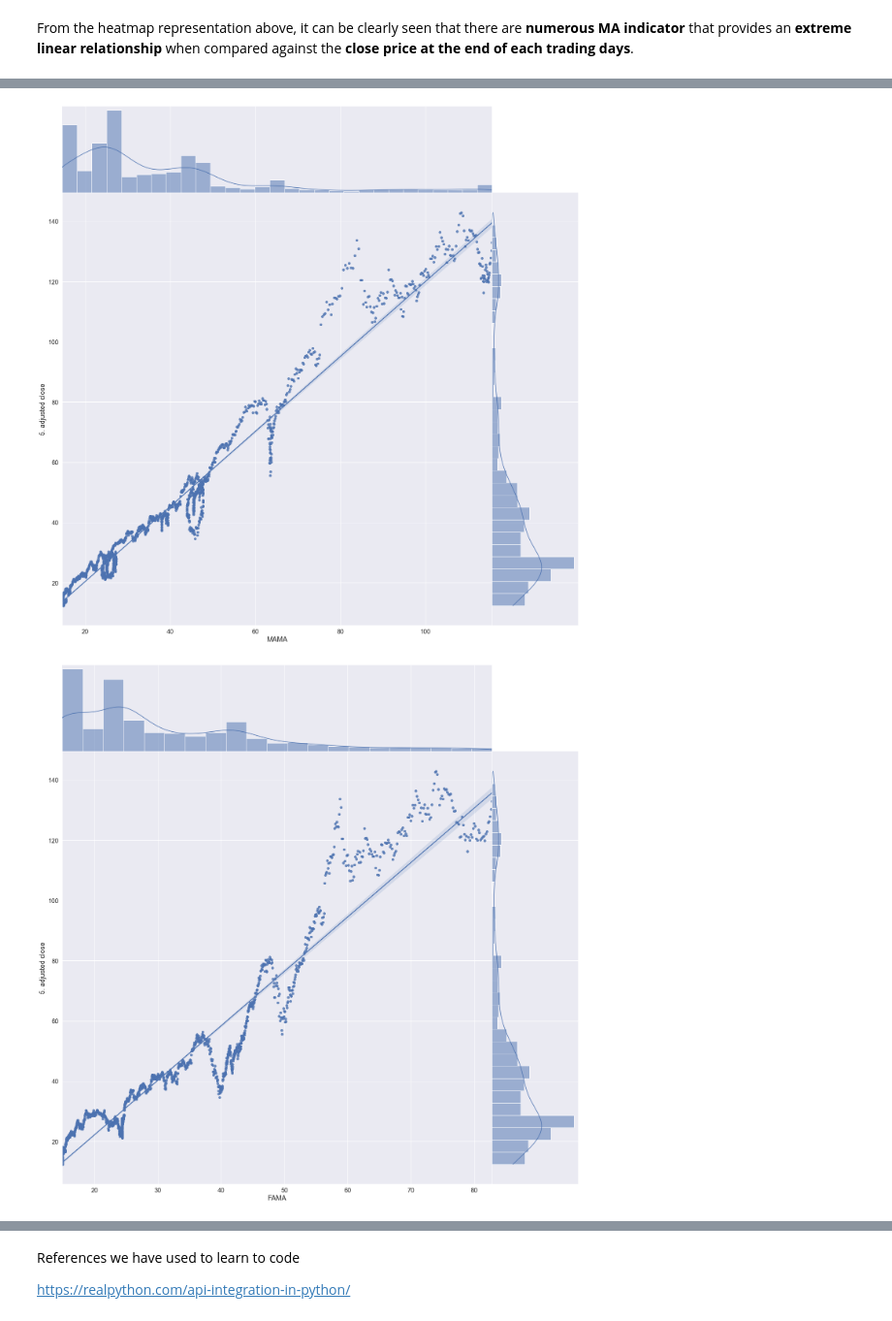
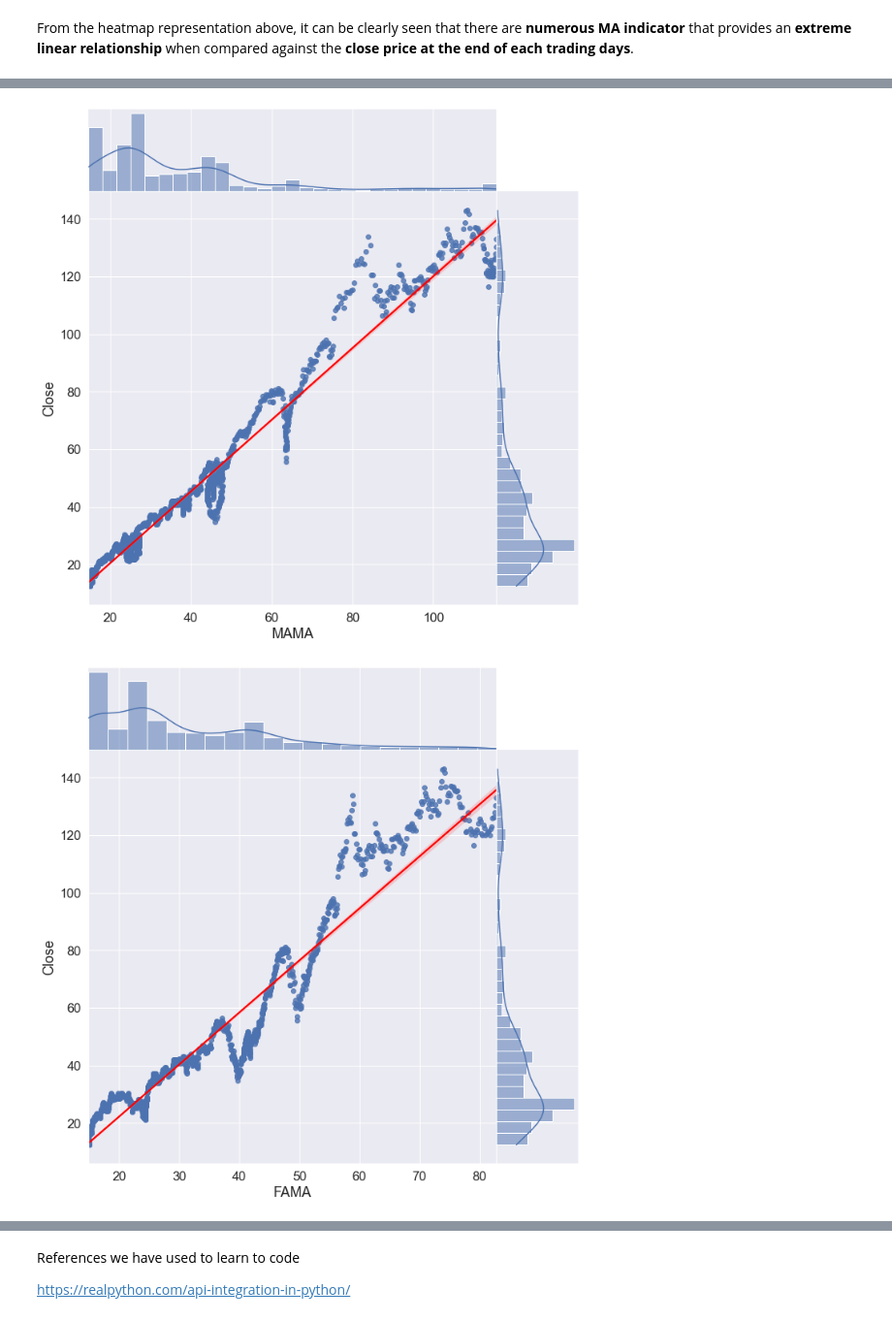
Before and after one commit to donvis/CX1115-Mini-Project, a Jupyter notebook: Stonks_Ver1.ipynb, the cells around one changed output, grey strips where cells are left out. Shown at 97% size. Saved outputs shown, nothing was run; the diff lists cells and outputs as text; code cells hidden in the pictures.

```diff
--- a/Stonks_Ver1.ipynb
+++ b/Stonks_Ver1.ipynb
@@ -38,6 +38,7 @@ sb.set(font_scale = 1.5) # set the default Seaborn style for graphics
 from sklearn.linear_model import LinearRegression
 from sklearn.model_selection import train_test_split
 from sklearn.metrics import mean_squared_error
+linreg = LinearRegression()
 
 # Constructing parameters to use API
 
@@ -199,6 +200,7 @@ stockPrice.info
 with open("Data\Stock Time Series Data\AAPL4.json") as json_file:
     jsonStock = json.load(json_file)
 stockPrice = pd.DataFrame(jsonStock["Time Series (Daily)"],["5. adjusted close"]).T.iloc[6:2006]
+stockPrice = stockPrice.rename(columns={"5. adjusted close" : 'Close'})
 
 with open("Data\Indicators\SMA10.json") as json_file:
     jsonSMA10 = json.load(json_file)
@@ -303,6 +293,7 @@ In order to avoid extreme long coding and large file size, we have made used of
 MAIndicators = [SMA10, EMA12, WMA10, DEMA10, TEMA10, TRIMA10, KAMA10, MAMA10]
 
 MATable = pd.concat(MAIndicators, axis=1).astype(float)
+MATable = MATable.iloc[::-1]
 MATable.head(10)
 # %% [output]
 |  | SMA | EMA | WMA | DEMA | TEMA | TRIMA | KAMA | MAMA | FAMA |
@@ -324,6 +315,9 @@ CPTable = pd.concat(ClosePrice, axis=1).astype(float)
 for counter, item in enumerate(MATable):
 
     d = MATable[item]
+
+    linreg.fit(MATable,CPTable)
+
     jointDF = pd.concat([CPTable, d], axis = 1).reindex(CPTable.index)
-    sb.jointplot(data = jointDF, x = item, y = "5. adjusted close", height = 20, kind = "reg", space = 0)
+    sb.jointplot(data = jointDF, x = item, y = "Close", height = 10, kind = "reg", joint_kws={'line_kws':{'color':'red'}}, space = 0)
 # %% [output]
@@ -337,2 +331,2 @@ for counter, item in enumerate(MATable):
-[figure, old version]
+[figure, new version]
-[figure, old version]
+[figure, new version]
```
Also changed, not shown: parts of 12 cells of this notebook.
